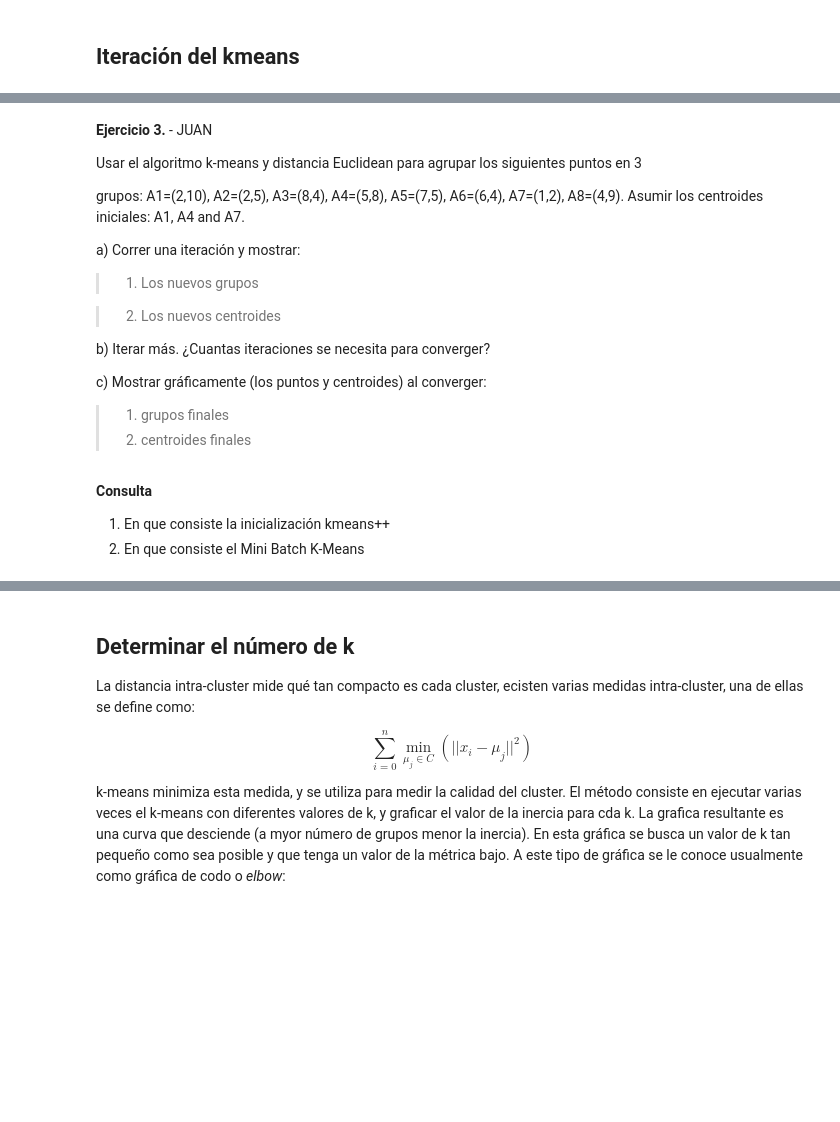
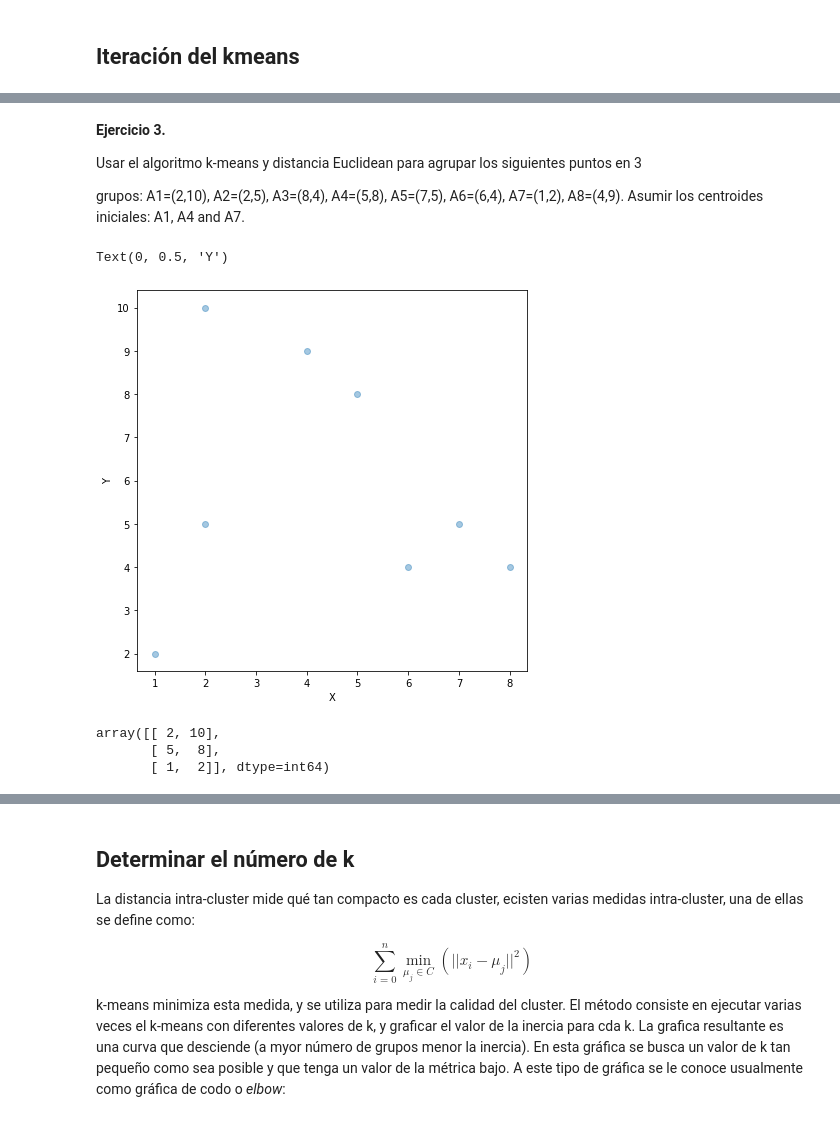
Before and after one commit to acmoral/ProyectoMineria, a Jupyter notebook: Talleres/Taller4/agrupacionMD.ipynb, the cells around one changed output, grey strips where cells are left out. Drawn from its saved outputs; the diff is of its cells as text; code cells hidden in the pictures; blank space fills up the shorter version.

```diff
--- a/Talleres/Taller4/agrupacionMD.ipynb
+++ b/Talleres/Taller4/agrupacionMD.ipynb
@@ -182,24 +197,33 @@ plt.scatter(all_clusters[iteration][:,0],all_clusters[iteration][:,1],c="r")
 # %% [markdown]
-**Ejercicio 3.**   - JUAN
+**Ejercicio 3.**
 
 Usar el algoritmo k-means y distancia Euclidean para agrupar los siguientes puntos en 3
 
 grupos: A1=(2,10), A2=(2,5), A3=(8,4), A4=(5,8), A5=(7,5), A6=(6,4), A7=(1,2), A8=(4,9). Asumir los centroides iniciales: A1, A4 and A7.
-
-a) Correr una iteración y mostrar: <br />
-
-> 1) Los nuevos grupos <br />
-
-> 2) Los nuevos centroides <br />
-
-b) Iterar más. ¿Cuantas iteraciones se necesita para converger? <br />
-
-c) Mostrar gráficamente (los puntos y centroides) al converger: <br />
-
-> 1) grupos finales <br />
-> 2) centroides finales <br />
-# %% [markdown]
-**Consulta**
-
-1. En que consiste la inicialización kmeans++
-2. En que consiste el  Mini Batch K-Means
+# %%
+# Crear un diccionario con los datos
+data = {
+    'ID': ['A1', 'A2', 'A3', 'A4', 'A5', 'A6', 'A7', 'A8'],
+    'X': [2, 2, 8, 5, 7, 6, 1, 4],
+    'Y': [10, 5, 4, 8, 5, 4, 2, 9]
+}
+
+# Crear un DataFrame a partir del diccionario
+df = pd.DataFrame(data)
+
+# Mostrar el DataFrame
+plt.figure(figsize=(7,7))
+plt.scatter(df['X'],df['Y'],alpha=0.4)
+plt.xlabel("X")
+plt.ylabel("Y")
+# %% [output]
+Text(0, 0.5, 'Y')
+[figure, added]
+# %%
+# Reemplazar los centroides iniciales aleatorios con los puntos A2 y A5
+init_clus = df.loc[df['ID'].isin(['A1', 'A4', 'A7']), ['X', 'Y']].values
+init_clus
+# %% [output]
+array([[ 2, 10],
+       [ 5,  8],
+       [ 1,  2]], dtype=int64)
```
Also changed, not shown: parts of 36 cells of this notebook, 1 other file.
